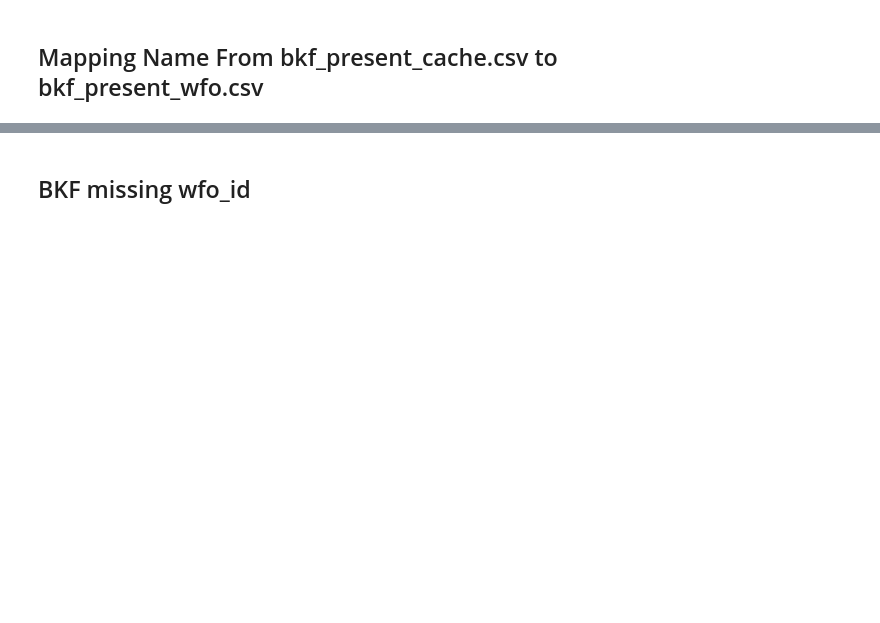
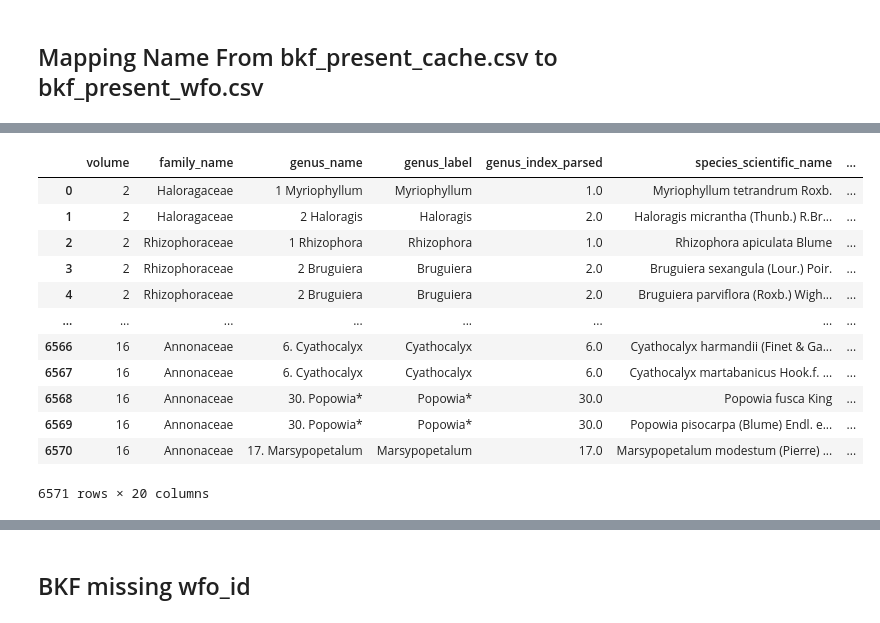
Before and after one commit to gigieee/Releaf, a Jupyter notebook: Scripts/flora_clean_valid.ipynb, the cells around one changed output, grey strips where cells are left out. Cells and saved outputs as stored; diff of their text form; code cells hidden in the pictures; blank space fills up the shorter version.

```diff
--- a/Scripts/flora_clean_valid.ipynb
+++ b/Scripts/flora_clean_valid.ipynb
@@ -668,0 +743,17 @@ print(f"✨ Rows with full name: {n_full} / {len(df_main)}")
+# %%
+#df_merged["wfo_full_name"].isna().sum()
+df_merged
+# %% [output]
+|  | volume | family_name | genus_name | genus_label | genus_index_parsed | species_scientific_name | ... |
+| 0 | 2 | Haloragaceae | 1 Myriophyllum | Myriophyllum | 1.0 | Myriophyllum tetrandrum Roxb. | ... |
+| 1 | 2 | Haloragaceae | 2 Haloragis | Haloragis | 2.0 | Haloragis micrantha (Thunb.) R.Br... | ... |
+| 2 | 2 | Rhizophoraceae | 1 Rhizophora | Rhizophora | 1.0 | Rhizophora apiculata Blume | ... |
+| 3 | 2 | Rhizophoraceae | 2 Bruguiera | Bruguiera | 2.0 | Bruguiera sexangula (Lour.) Poir. | ... |
+| 4 | 2 | Rhizophoraceae | 2 Bruguiera | Bruguiera | 2.0 | Bruguiera parviflora (Roxb.) Wigh... | ... |
+| ... | ... | ... | ... | ... | ... | ... | ... |
+| 6566 | 16 | Annonaceae | 6. Cyathocalyx | Cyathocalyx | 6.0 | Cyathocalyx harmandii (Finet & Ga... | ... |
+| 6567 | 16 | Annonaceae | 6. Cyathocalyx | Cyathocalyx | 6.0 | Cyathocalyx martabanicus Hook.f. ... | ... |
+| 6568 | 16 | Annonaceae | 30. Popowia* | Popowia* | 30.0 | Popowia fusca King | ... |
+| 6569 | 16 | Annonaceae | 30. Popowia* | Popowia* | 30.0 | Popowia pisocarpa (Blume) Endl. e... | ... |
+| 6570 | 16 | Annonaceae | 17. Marsypopetalum | Marsypopetalum | 17.0 | Marsypopetalum modestum (Pierre) ... | ... |
+6571 rows × 20 columns
```
Also changed, not shown: parts of 18 cells of this notebook, 23 other files.
